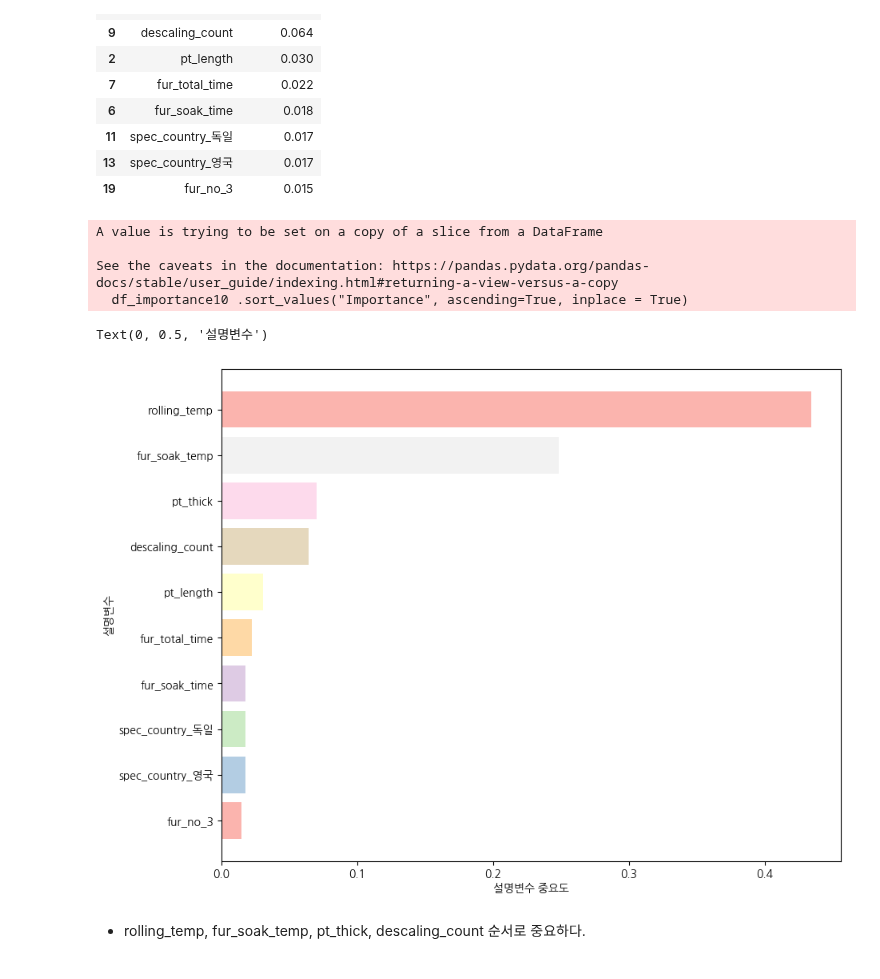
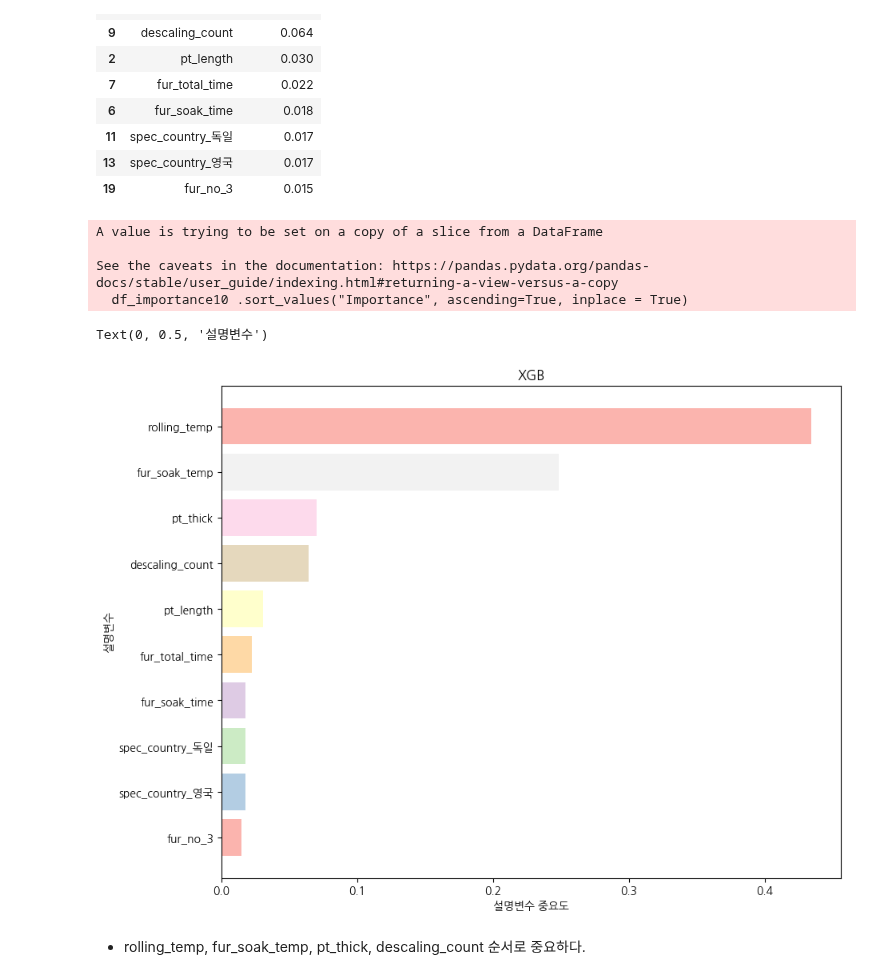
Before and after one commit to Seojiii/plate_project, a Jupyter notebook: scale_xgb.ipynb, the cells around one changed output. Saved outputs shown, nothing was run; the diff lists cells and outputs as text; code cells hidden in the pictures.

```diff
--- a/scale_xgb.ipynb
+++ b/scale_xgb.ipynb
@@ -498,22 +479,23 @@ df_importance10 .round(3)
 # %%
 # 설명변수 중요도 그래프
 # 중요도가 높은 변수를 상위 10개 그림
 
 palette = sns.color_palette("Pastel1", len(df_importance10))
 fig, ax = plt.subplots(figsize=(10, 8))
 
 df_importance10 .sort_values("Importance", ascending=True, inplace = True)
 coordinates = range(len(df_importance10 ))
 plt.barh(y = coordinates, width = df_importance10 ["Importance"],color = palette )
+plt.title("XGB")
 plt.yticks(coordinates, df_importance10 ["Feature"])
 plt.xlabel("설명변수 중요도")
 plt.ylabel("설명변수")
 # %% [output]
 A value is trying to be set on a copy of a slice from a DataFrame
 
 See the caveats in the documentation: https://pandas.pydata.org/pandas-docs/stable/user_guide/indexing.html#returning-a-view-versus-a-copy
   df_importance10 .sort_values("Importance", ascending=True, inplace = True)
 Text(0, 0.5, '설명변수')
-[figure, old version]
+[figure, new version]
 # %% [markdown]
 - rolling_temp, fur_soak_temp, pt_thick, descaling_count 순서로 중요하다.
```
Also changed, not shown: parts of 3 cells of this notebook.
